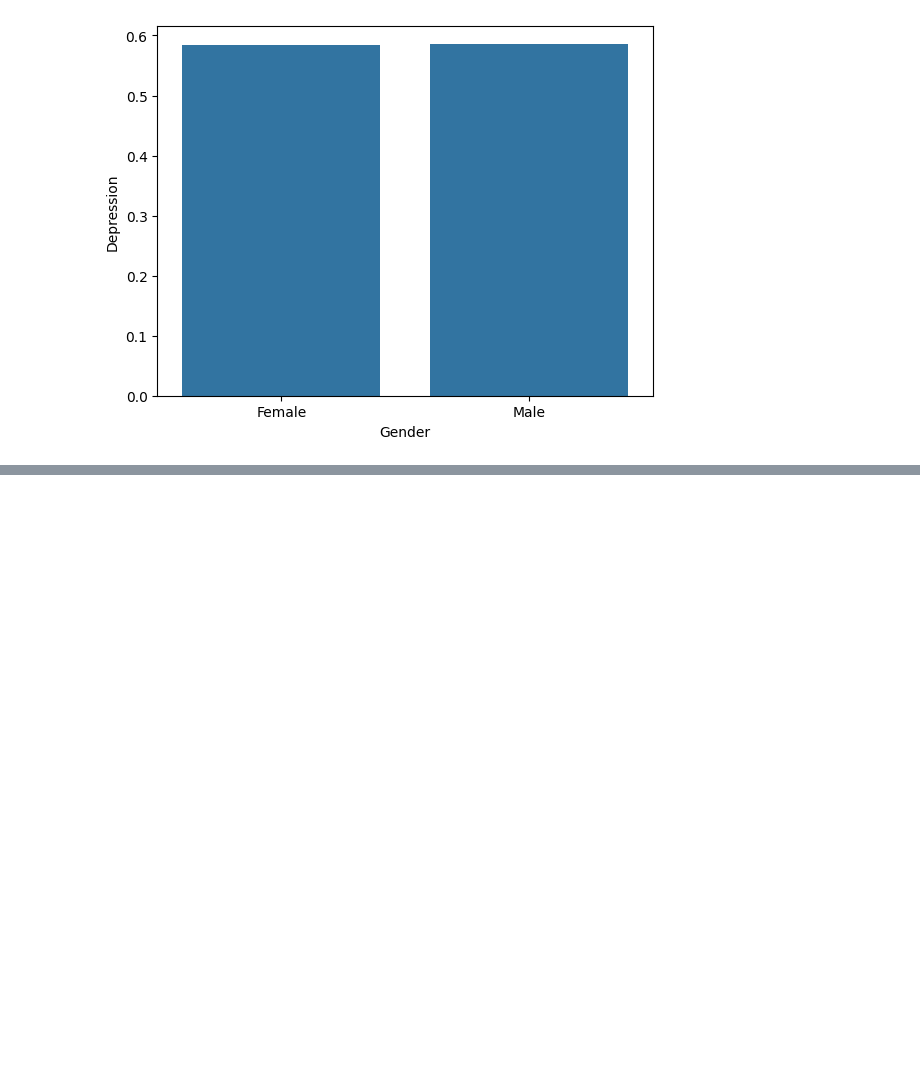
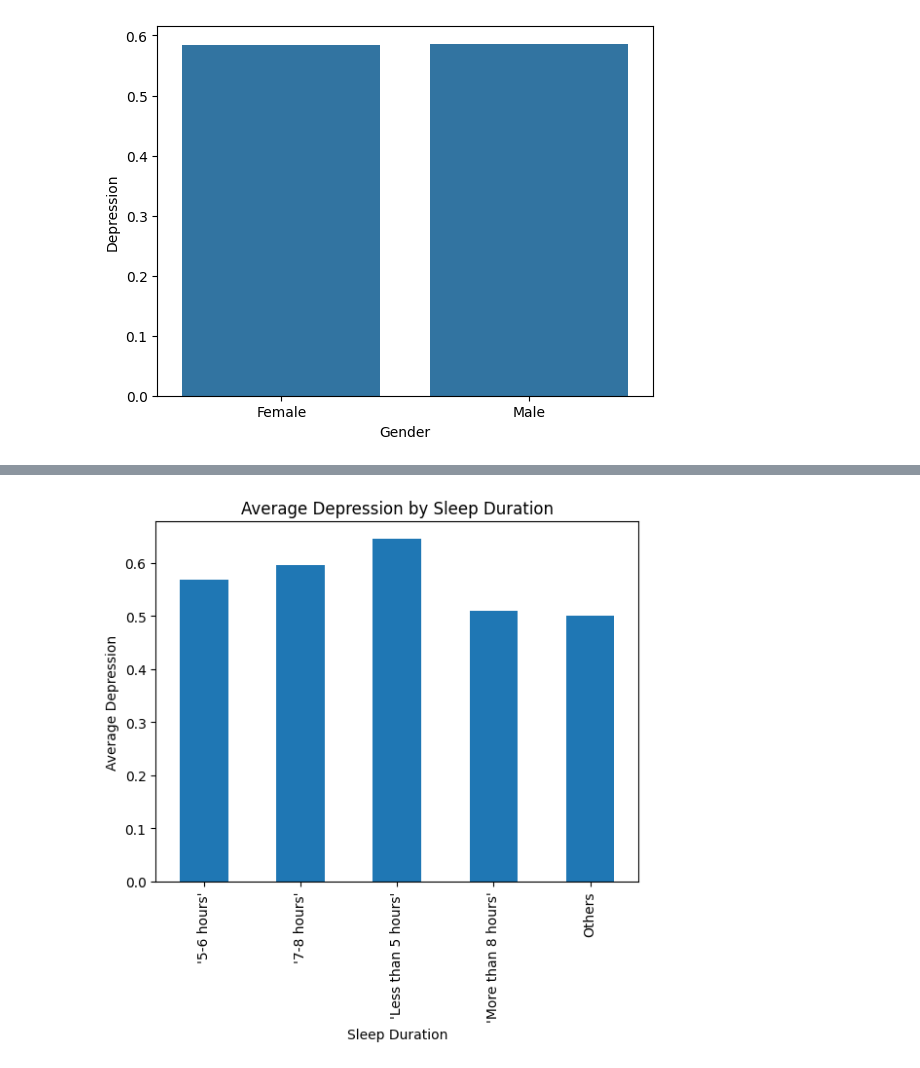
Before and after one commit to Jfdeev/Dashboard-Giroto, a Jupyter notebook: main.ipynb, the cells around one changed output, grey strips where cells are left out. Saved outputs shown, nothing was run; the diff lists cells and outputs as text; code cells hidden in the pictures; blank space fills up the shorter version.

```diff
--- a/main.ipynb
+++ b/main.ipynb
@@ -22,0 +42,8 @@ sns.barplot(data=aggregated_data, x='Gender', y='Depression')
+# %%
+df.groupby('Sleep Duration')['Depression'].mean().plot(kind='bar')
+plt.title('Average Depression by Sleep Duration')
+plt.xlabel('Sleep Duration')
+plt.ylabel('Average Depression')
+plt.show()
+# %% [output]
+[figure, added]
```
Also changed, not shown: parts of 2 cells of this notebook.
